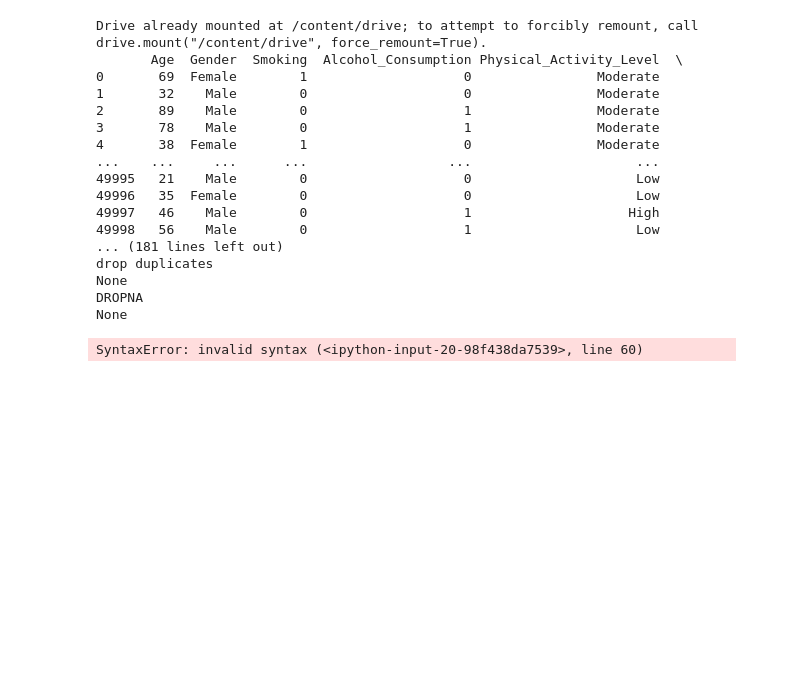
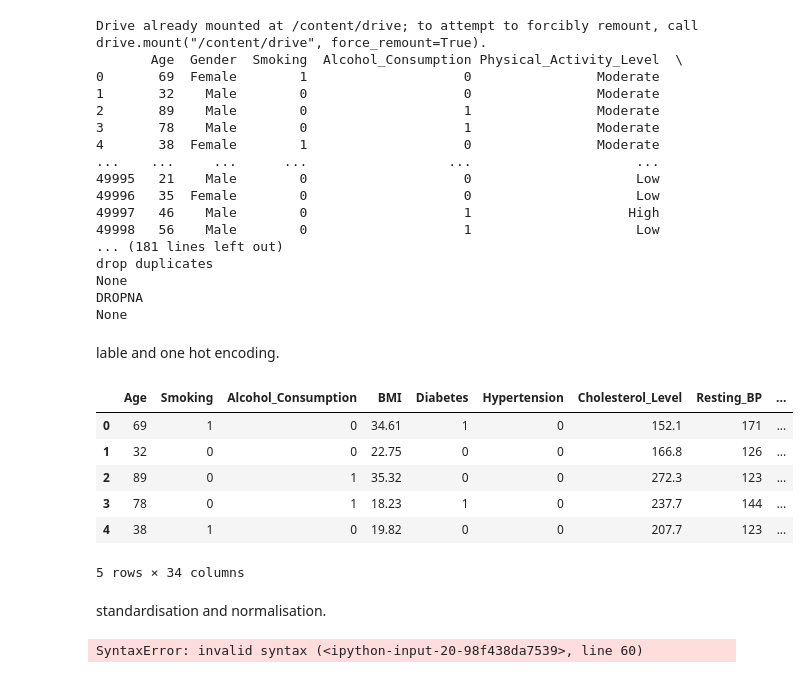
Before and after one commit to anshthakare16/skill2, a Jupyter notebook: SKILL.ipynb, the cells around one changed output. Saved outputs shown, nothing was run; the diff lists cells and outputs as text; code cells hidden in the pictures; blank space fills up the shorter version.

```diff
--- a/SKILL.ipynb
+++ b/SKILL.ipynb
@@ -53,6 +53,50 @@ drop duplicates
 None
 DROPNA
 None
+# %% [markdown]
+lable and one hot encoding.
+# %%
+from sklearn.preprocessing import LabelEncoder, OneHotEncoder
+
+# Copy original dataset for encoding
+df_encoded = df.copy()
+
+# Label Encoding for categorical columns
+label_encoders = {}
+for col in ['Gender', 'Physical_Activity_Level', 'Stress_Level', 'Chest_Pain_Type',
+            'Thalassemia', 'ECG_Results', 'Heart_Attack_Risk']:
+    le = LabelEncoder()
+    df_encoded[col + '_Label'] = le.fit_transform(df_encoded[col])
+    label_encoders[col] = le  # Store the encoder for reference
+
+# One-Hot Encoding for categorical columns
+one_hot_encoder = OneHotEncoder(sparse_output=False, drop='first')
+one_hot_encoded = one_hot_encoder.fit_transform(df[['Gender', 'Physical_Activity_Level',
+                                                    'Stress_Level', 'Chest_Pain_Type',
+                                                    'Thalassemia', 'ECG_Results', 'Heart_Attack_Risk']])
+
+# Convert One-Hot Encoded array to DataFrame
+one_hot_df = pd.DataFrame(one_hot_encoded, columns=one_hot_encoder.get_feature_names_out())
+
+# Concatenate One-Hot Encoded columns with original dataframe
+df_encoded = pd.concat([df_encoded, one_hot_df], axis=1)
+
+# Drop original categorical columns
+df_encoded.drop(columns=['Gender', 'Physical_Activity_Level', 'Stress_Level',
+                         'Chest_Pain_Type', 'Thalassemia', 'ECG_Results', 'Heart_Attack_Risk'], inplace=True)
+
+# Display the first few rows of the encoded dataset
+df_encoded.head()
+# %% [output]
+|  | Age | Smoking | Alcohol_Consumption | BMI | Diabetes | Hypertension | Cholesterol_Level | Resting_BP | ... |
+| 0 | 69 | 1 | 0 | 34.61 | 1 | 0 | 152.1 | 171 | ... |
+| 1 | 32 | 0 | 0 | 22.75 | 0 | 0 | 166.8 | 126 | ... |
+| 2 | 89 | 0 | 1 | 35.32 | 0 | 0 | 272.3 | 123 | ... |
+| 3 | 78 | 0 | 1 | 18.23 | 1 | 0 | 237.7 | 144 | ... |
+| 4 | 38 | 1 | 0 | 19.82 | 0 | 0 | 207.7 | 123 | ... |
+5 rows × 34 columns
+# %% [markdown]
+standardisation and normalisation.
 # %%
 import pandas as pd
 from scipy.stats import zscore
```
Also changed, not shown: parts of 2 cells of this notebook.
